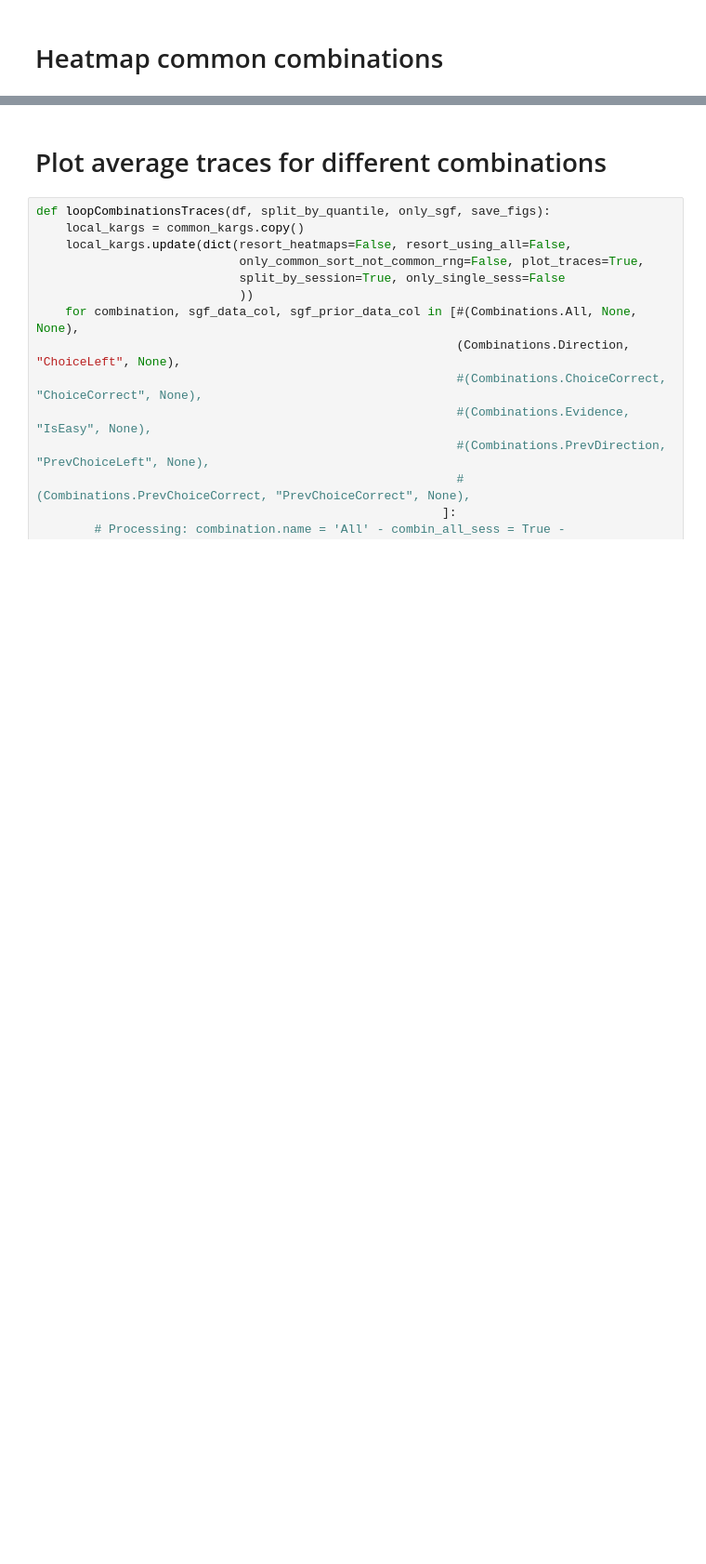
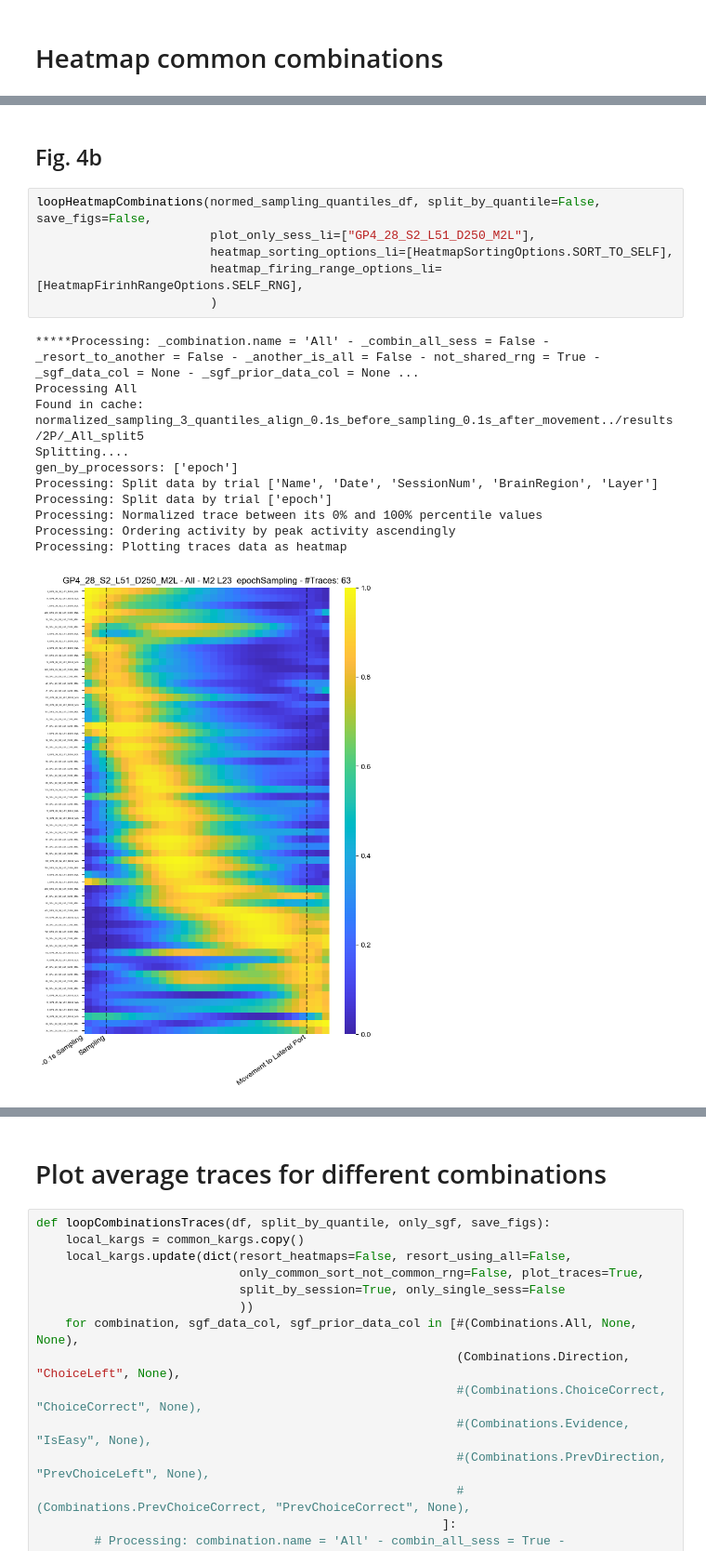
Before and after one commit to oraby/paper_fast_slow, a Jupyter notebook: code/TwoPTraces.ipynb, the cells around one changed output, grey strips where cells are left out. Shown at 93% size. Cells and saved outputs as stored; diff of their text form; blank space fills up the shorter version.

```diff
--- a/code/TwoPTraces.ipynb
+++ b/code/TwoPTraces.ipynb
@@ -496,0 +460,20 @@ Processing: Plotting traces data as heatmap
+# %% [markdown]
+## Fig. 4b
+# %%
+loopHeatmapCombinations(normed_sampling_quantiles_df, split_by_quantile=False, save_figs=False,
+                        plot_only_sess_li=["GP4_28_S2_L51_D250_M2L"],
+                        heatmap_sorting_options_li=[HeatmapSortingOptions.SORT_TO_SELF],
+                        heatmap_firing_range_options_li=[HeatmapFirinhRangeOptions.SELF_RNG],
+                        )
+# %% [output]
+*****Processing: _combination.name = 'All' - _combin_all_sess = False - _resort_to_another = False - _another_is_all = False - not_shared_rng = True - _sgf_data_col = None - _sgf_prior_data_col = None ...
+Processing All
+Found in cache: normalized_sampling_3_quantiles_align_0.1s_before_sampling_0.1s_after_movement../results/2P/_All_split5
+Splitting....
+gen_by_processors: ['epoch']
+Processing: Split data by trial ['Name', 'Date', 'SessionNum', 'BrainRegion', 'Layer']
+Processing: Split data by trial ['epoch']
+Processing: Normalized trace between its 0% and 100% percentile values
+Processing: Ordering activity by peak activity ascendingly
+Processing: Plotting traces data as heatmap
+[figure, added]
```
Also changed, not shown: parts of 44 cells of this notebook, 7 other files.
